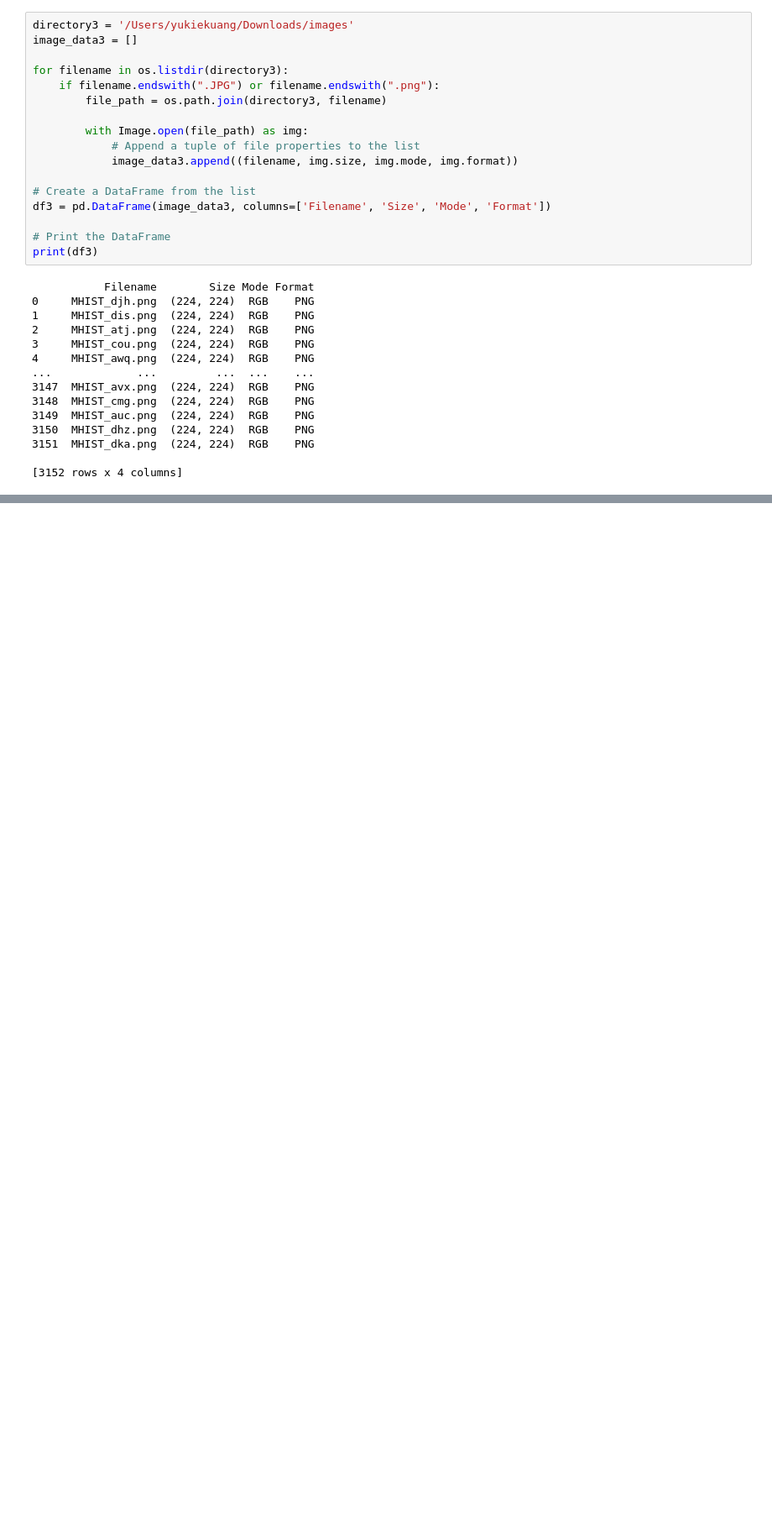
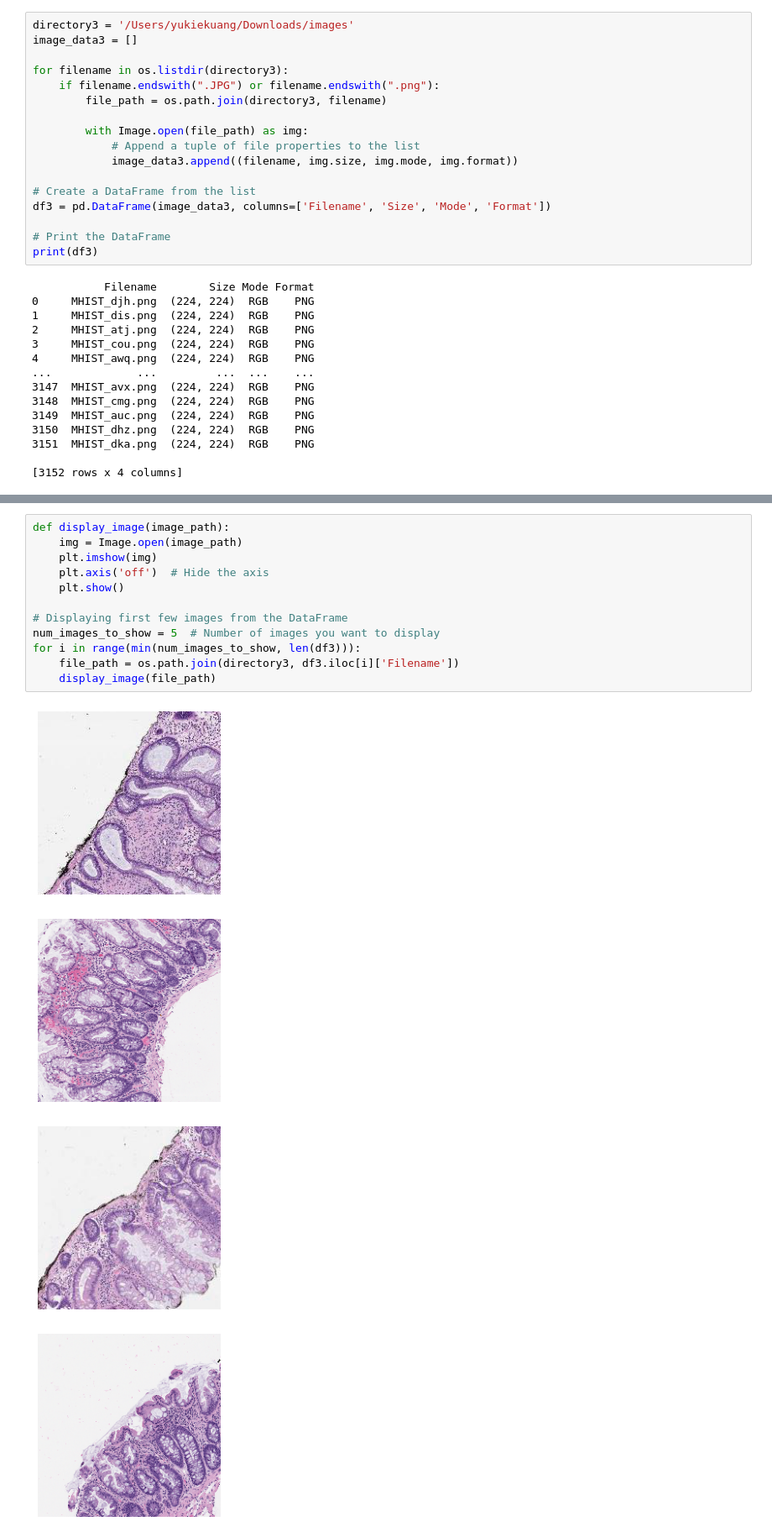
Before and after one commit to ykk-tiff/capstone, a Jupyter notebook: colonML_Sprint1.ipynb, the cells around one changed output, grey strips where cells are left out. Shown at 84% size. Drawn from its saved outputs; the diff is of its cells as text; blank space fills up the shorter version.

```diff
--- a/colonML_Sprint1.ipynb
+++ b/colonML_Sprint1.ipynb
@@ -147,0 +186,17 @@ print(df3)
+# %%
+def display_image(image_path):
+    img = Image.open(image_path)
+    plt.imshow(img)
+    plt.axis('off')  # Hide the axis
+    plt.show()
+
+# Displaying first few images from the DataFrame
+num_images_to_show = 5  # Number of images you want to display
+for i in range(min(num_images_to_show, len(df3))):
+    file_path = os.path.join(directory3, df3.iloc[i]['Filename'])
+    display_image(file_path)
+# %% [output]
+[figure, added]
+[figure, added]
+[figure, added]
+[figure, added]
```
Also changed, not shown: parts of 7 cells of this notebook.
